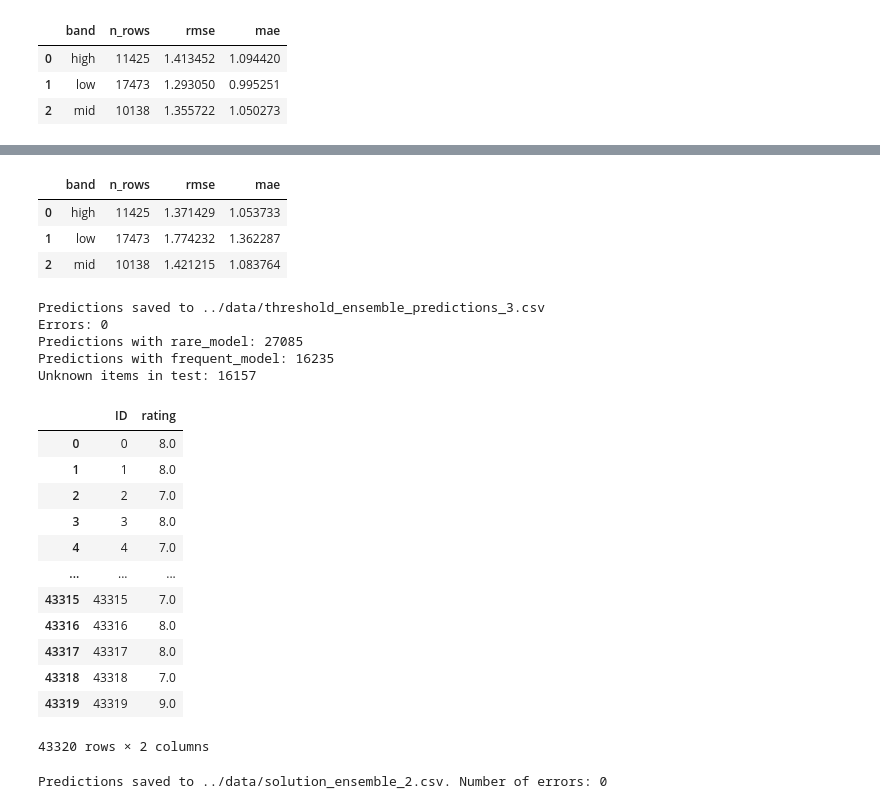
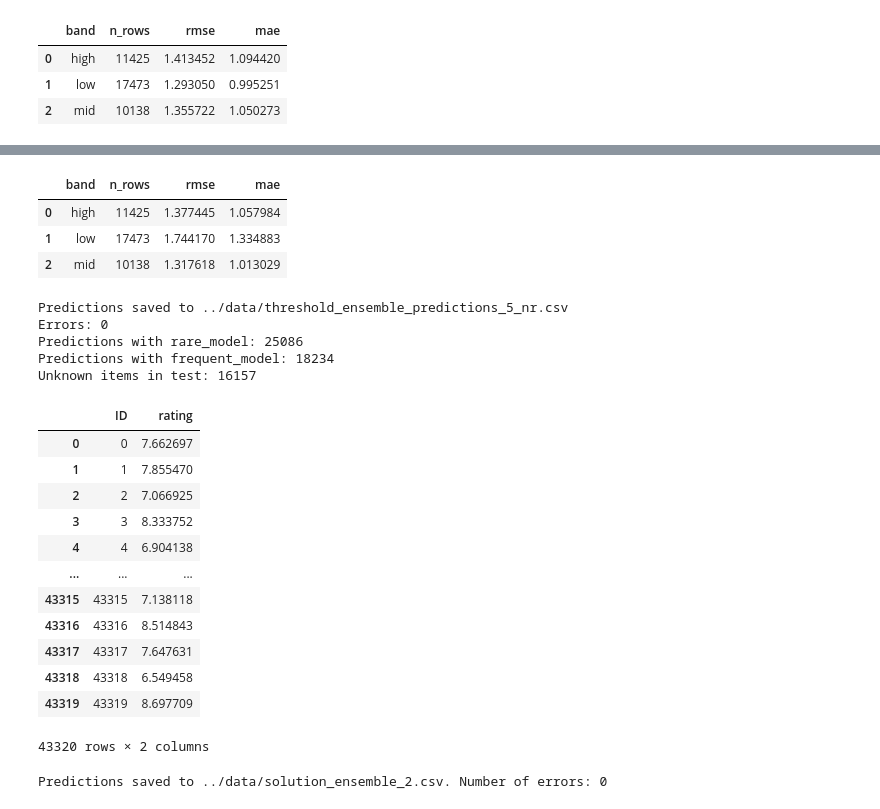
Before and after one commit to Mariogarber/recomendation-system, a Jupyter notebook: colaborative-filtering/hiperparameter.ipynb, the cells around one changed output, grey strips where cells are left out. Saved outputs shown, nothing was run; the diff lists cells and outputs as text; code cells hidden in the pictures.

```diff
--- a/colaborative-filtering/hiperparameter.ipynb
+++ b/colaborative-filtering/hiperparameter.ipynb
@@ -371,7 +331,7 @@ print(f'MAE for NMF Model: {mae_nmf}')
 
 evaluator.evaluate(nmf, test_data)
 
-bpmf_with_biases = BayesianPMFWithBiases(n_factors=10, n_iters=50, burn_in=20, rating_std=1, user_bias_std=0.5, item_bias_std=0.5, clip_range=(0, 10))
+bpmf_with_biases = BayesianPMFWithBiases(n_factors=10, n_iters=35, burn_in=20, rating_std=1, user_bias_std=0.5, item_bias_std=0.5, clip_range=(0, 10))
 bpmf_with_biases.fit(full_data)
 
 bpmf_with_biases_predictions = bpmf_with_biases.predict_df(test_data, round_predictions=True)
@@ -406,3 +366,33 @@ MAE for Ensemble Model: 1.0047648324623424
 | 0 | high | 11425 | 1.413452 | 1.094420 |
 | 1 | low | 17473 | 1.293050 | 0.995251 |
 | 2 | mid | 10138 | 1.355722 | 1.050273 |
+# %%
+knn = SurpriseKNNBaselineWrapper(
+    k=30,
+    min_k=6,
+    user_based=False,
+    sim_name="msd",
+    shrinkage=100,
+    bsl_options={
+        "method": "als",
+        "n_epochs": 15,
+        "reg_u": 3,
+        "reg_i": 3,
+    },
+    clip_range=(1, 10),
+    unknown_strategy="surprise",
+    verbose=True,
+    name="KNNBaselineItem"
+)
+
+# select data with higher frequency for knn
+item_counts = full_data['item'].value_counts()
+high_freq_items = item_counts[item_counts >= 3].index
+train_data_knn = full_data[full_data['item'].isin(high_freq_items)]
+
+knn.fit(train_data_knn)
+predictions_knn = knn.predict_df(test_data, round_predictions=True)
+mae_knn = np.mean(np.abs(predictions_knn['prediction'] - test_data['rating']))
+print(f'MAE for KNN Baseline: {mae_knn}')
+
+evaluator.evaluate(knn, test_data)
@@ -414,34 +414,34 @@ nmf_frequent.fit(train_data_knn)
 evaluator.evaluate(nmf_frequent, test_data)
 # %% [output]
 |  | band | n_rows | rmse | mae |
-| 0 | high | 11425 | 1.371429 | 1.053733 |
-| 1 | low | 17473 | 1.774232 | 1.362287 |
-| 2 | mid | 10138 | 1.421215 | 1.083764 |
+| 0 | high | 11425 | 1.377445 | 1.057984 |
+| 1 | low | 17473 | 1.744170 | 1.334883 |
+| 2 | mid | 10138 | 1.317618 | 1.013029 |
 # %%
 ensemble_frequent = RatingEnsemble(models=[nmf_frequent, knn], weights=[0.5, 0.5])
 # %%
-threshold_ensemble = ThresholdItemPredictor(test_path='../data/test.csv', save_path="../data/threshold_ensemble_predictions_3.csv",
-                                            rare_model=ensemble, frequent_model=ensemble_frequent, threshold=4, train_df=full_data, round_predictions=True)
+threshold_ensemble = ThresholdItemPredictor(test_path='../data/test.csv', save_path="../data/threshold_ensemble_predictions_5_nr.csv",
+                                            rare_model=ensemble, frequent_model=ensemble_frequent, threshold=3, train_df=full_data, round_predictions=True)
 
 threshold_ensemble.predict()
 # %% [output]
-Predictions saved to ../data/threshold_ensemble_predictions_3.csv
+Predictions saved to ../data/threshold_ensemble_predictions_5_nr.csv
 Errors: 0
-Predictions with rare_model: 27085
-Predictions with frequent_model: 16235
+Predictions with rare_model: 25086
+Predictions with frequent_model: 18234
 Unknown items in test: 16157
 |  | ID | rating |
-| 0 | 0 | 8.0 |
-| 1 | 1 | 8.0 |
-| 2 | 2 | 7.0 |
-| 3 | 3 | 8.0 |
-| 4 | 4 | 7.0 |
+| 0 | 0 | 7.662697 |
+| 1 | 1 | 7.855470 |
+| 2 | 2 | 7.066925 |
+| 3 | 3 | 8.333752 |
+| 4 | 4 | 6.904138 |
 | ... | ... | ... |
-| 43315 | 43315 | 7.0 |
-| 43316 | 43316 | 8.0 |
-| 43317 | 43317 | 8.0 |
-| 43318 | 43318 | 7.0 |
-| 43319 | 43319 | 9.0 |
+| 43315 | 43315 | 7.138118 |
+| 43316 | 43316 | 8.514843 |
+| 43317 | 43317 | 7.647631 |
+| 43318 | 43318 | 6.549458 |
+| 43319 | 43319 | 8.697709 |
 43320 rows × 2 columns
 # %%
 predictor = Predictor(test_path='../data/test.csv', save_path='../data/solution_ensemble_2.csv', round_predictions=True)
```
Also changed, not shown: parts of 6 cells of this notebook, 2 other files.
